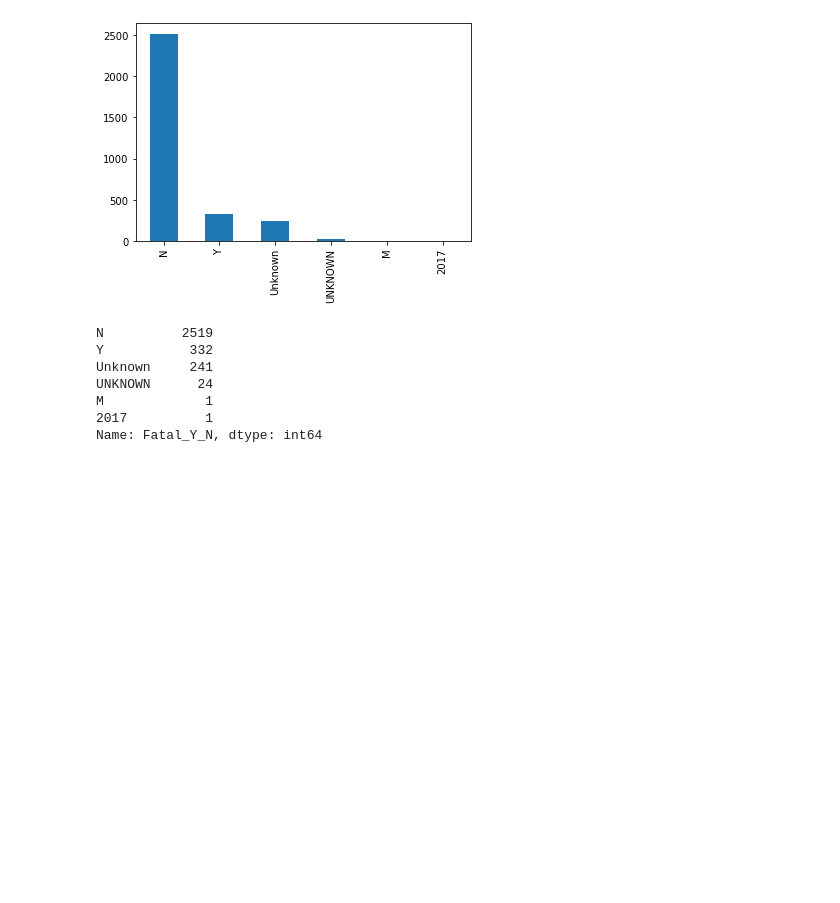
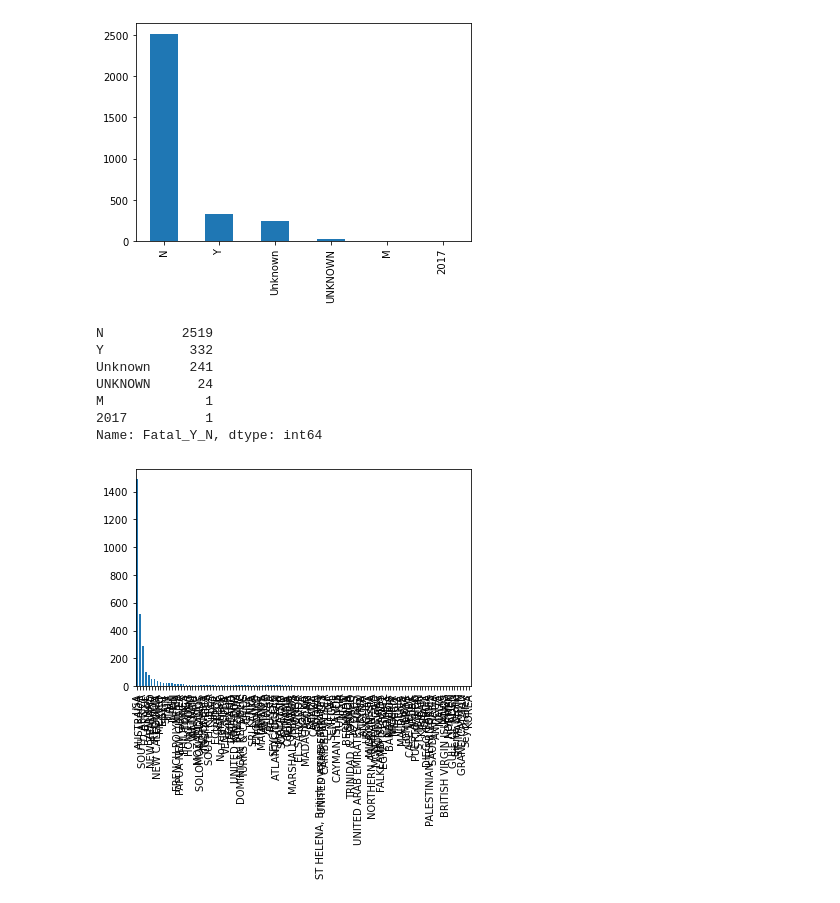
Before and after one commit to MiguelBeitia/1-Proyecto-Pandas-Shark, a Jupyter notebook: Proyecto.v2.ipynb, the cells around one changed output. Drawn from its saved outputs; the diff is of its cells as text; code cells hidden in the pictures; blank space fills up the shorter version.

```diff
--- a/Proyecto.v2.ipynb
+++ b/Proyecto.v2.ipynb
@@ -1275,4 +1294,8 @@ UNKNOWN      24
 M             1
 2017          1
 Name: Fatal_Y_N, dtype: int64
+# %%
+data.Country.value_counts().plot.bar();
+# %% [output]
+[figure, added]
 # %%
```
Also changed, not shown: parts of 7 cells of this notebook, 1 other file.
